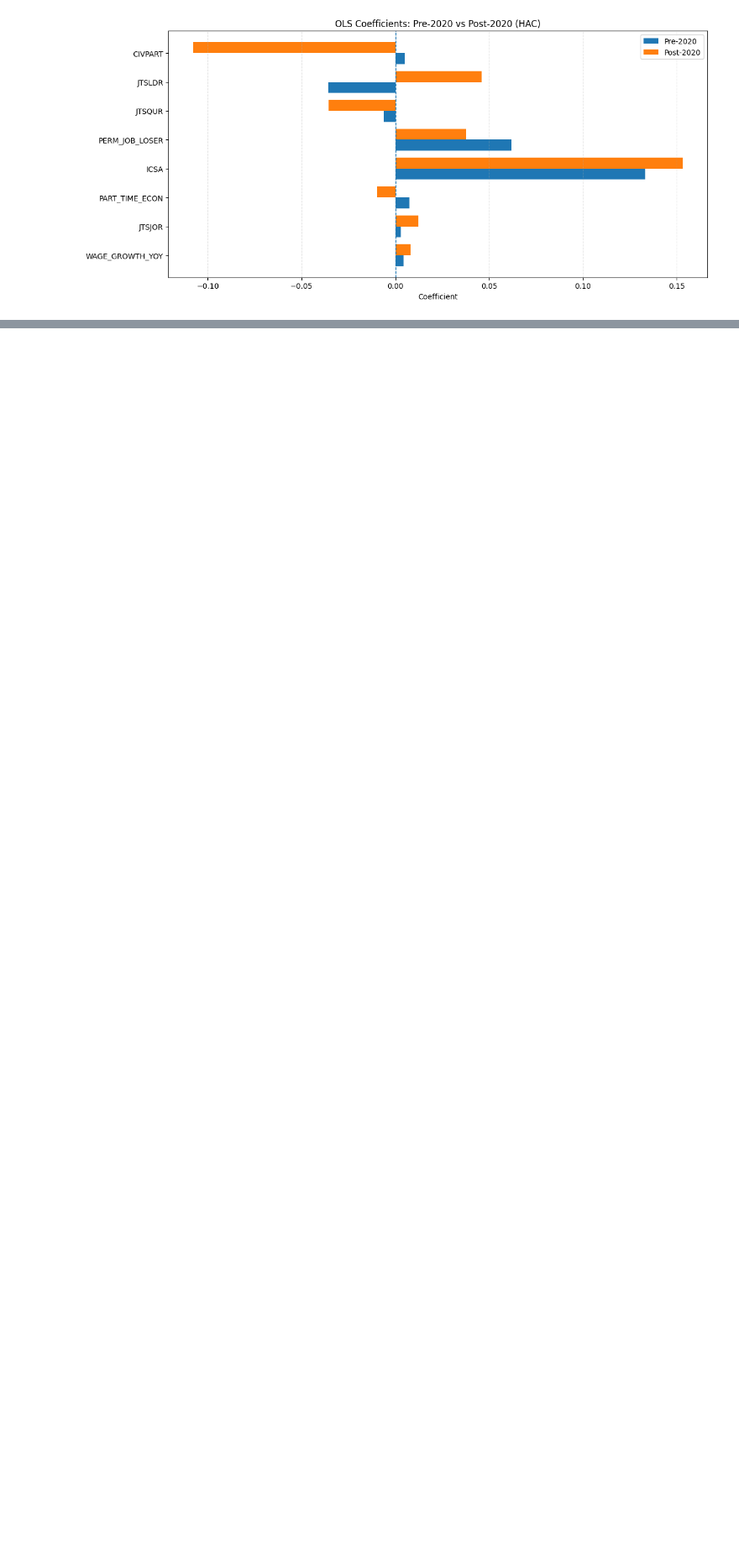
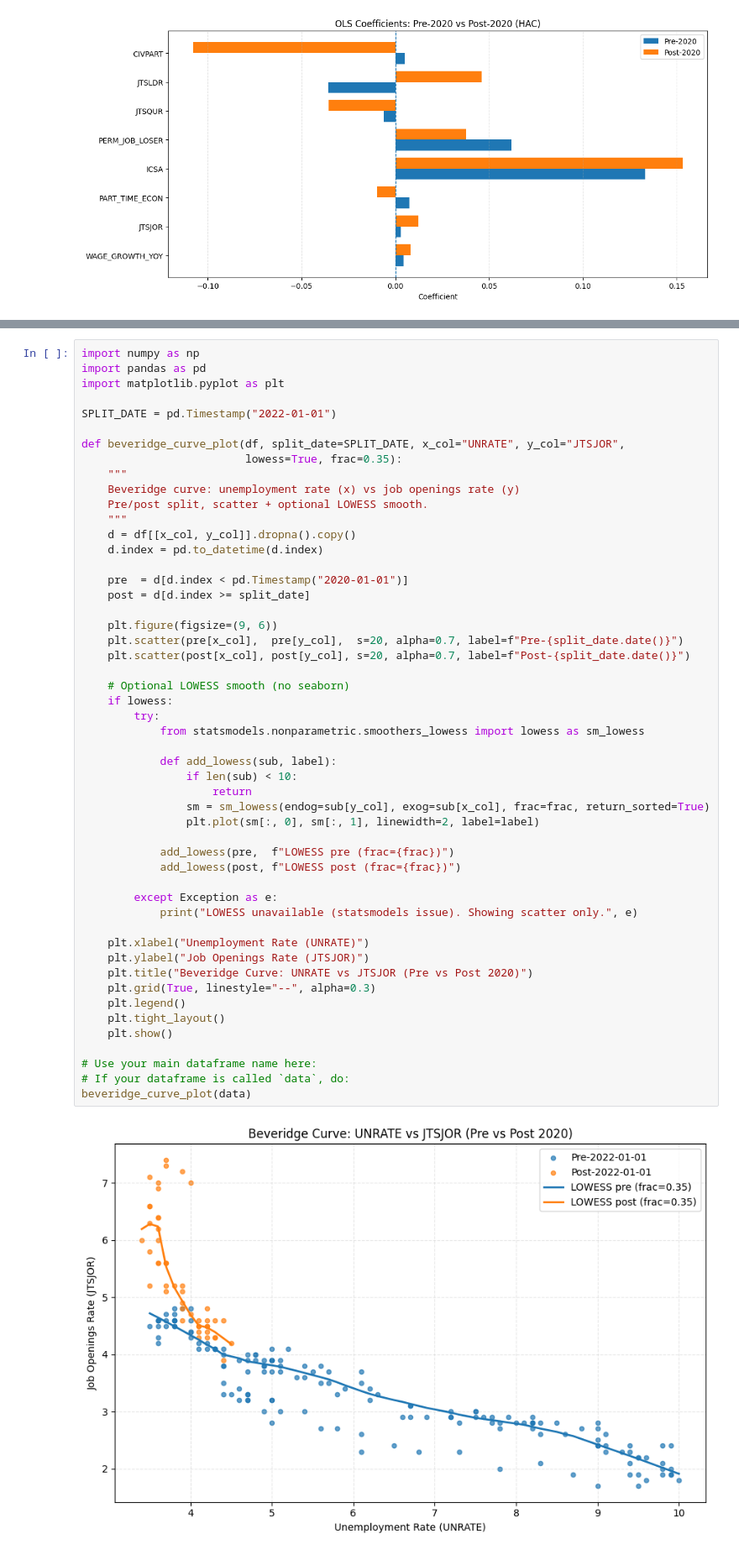
Before and after one commit to UncurledGuide/drivers_of_unemployment, a Jupyter notebook: data.ipynb, the cells around one changed output, grey strips where cells are left out. Shown at 84% size. Drawn from its saved outputs; the diff is of its cells as text; blank space fills up the shorter version.

Commit message:
Added Beveridge Curve

```diff
--- a/data.ipynb
+++ b/data.ipynb
@@ -524,0 +528,53 @@ plot_coef_bars_pre_post(model_pre, model_post, drop_const=True, sort_by="abs_cha
+# %%
+import numpy as np
+import pandas as pd
+import matplotlib.pyplot as plt
+
+SPLIT_DATE = pd.Timestamp("2022-01-01")
+
+def beveridge_curve_plot(df, split_date=SPLIT_DATE, x_col="UNRATE", y_col="JTSJOR",
+                         lowess=True, frac=0.35):
+    """
+    Beveridge curve: unemployment rate (x) vs job openings rate (y)
+    Pre/post split, scatter + optional LOWESS smooth.
+    """
+    d = df[[x_col, y_col]].dropna().copy()
+    d.index = pd.to_datetime(d.index)
+
+    pre  = d[d.index < pd.Timestamp("2020-01-01")]
+    post = d[d.index >= split_date]
+
+    plt.figure(figsize=(9, 6))
+    plt.scatter(pre[x_col],  pre[y_col],  s=20, alpha=0.7, label=f"Pre-{split_date.date()}")
+    plt.scatter(post[x_col], post[y_col], s=20, alpha=0.7, label=f"Post-{split_date.date()}")
+
+    # Optional LOWESS smooth (no seaborn)
+    if lowess:
+        try:
+            from statsmodels.nonparametric.smoothers_lowess import lowess as sm_lowess
+
+            def add_lowess(sub, label):
+                if len(sub) < 10:
+                    return
+                sm = sm_lowess(endog=sub[y_col], exog=sub[x_col], frac=frac, return_sorted=True)
+                plt.plot(sm[:, 0], sm[:, 1], linewidth=2, label=label)
+
+            add_lowess(pre,  f"LOWESS pre (frac={frac})")
+            add_lowess(post, f"LOWESS post (frac={frac})")
+
+        except Exception as e:
+            print("LOWESS unavailable (statsmodels issue). Showing scatter only.", e)
+
+    plt.xlabel("Unemployment Rate (UNRATE)")
+    plt.ylabel("Job Openings Rate (JTSJOR)")
+    plt.title("Beveridge Curve: UNRATE vs JTSJOR (Pre vs Post 2020)")
+    plt.grid(True, linestyle="--", alpha=0.3)
+    plt.legend()
+    plt.tight_layout()
+    plt.show()
+
+# Use your main dataframe name here:
+# If your dataframe is called `data`, do:
+beveridge_curve_plot(data)
+# %% [output]
+[figure, added]
```
Also changed, not shown: parts of 4 cells of this notebook, 1 other file.
